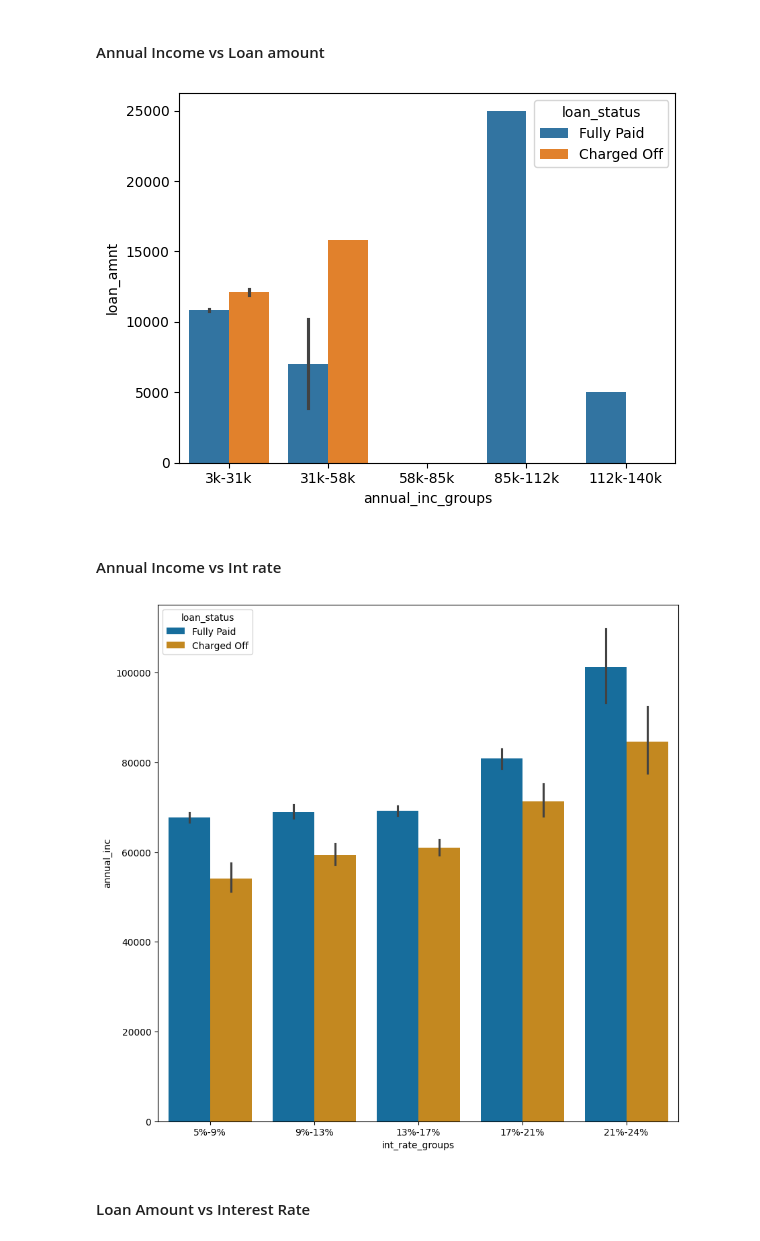
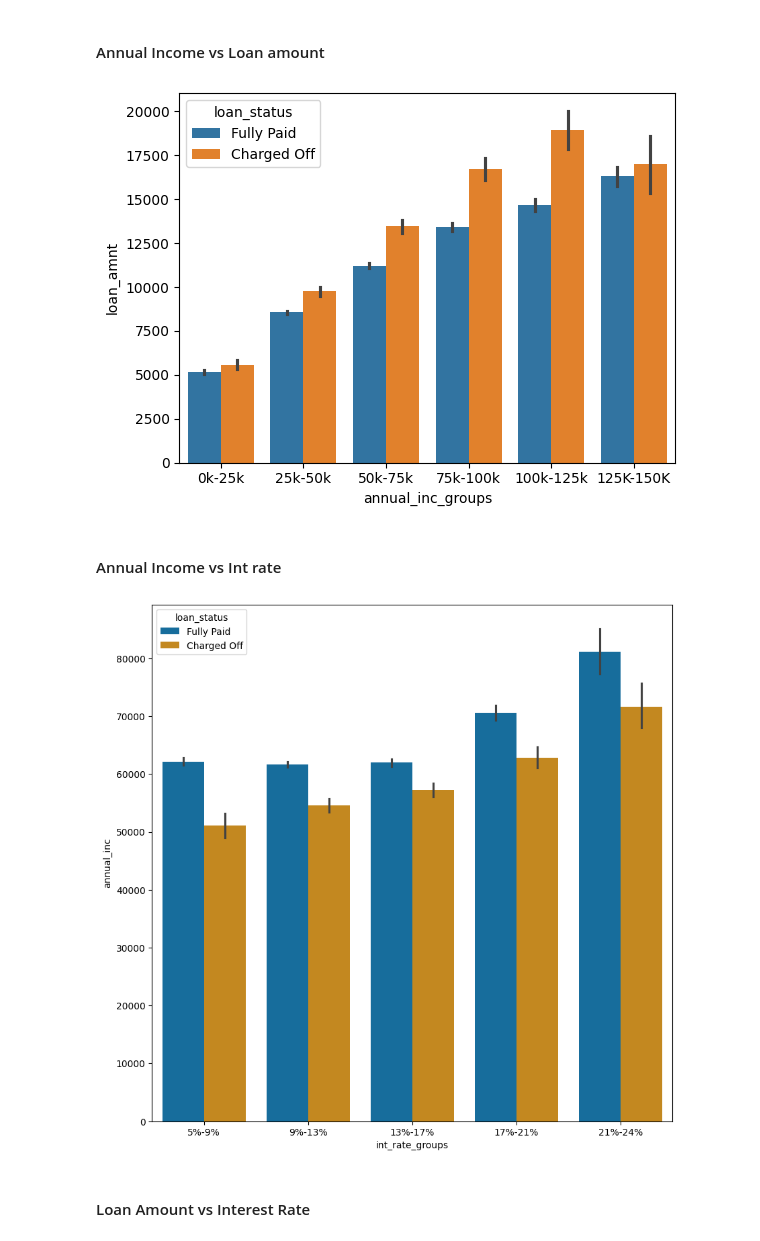
Before and after one commit to dsharma3/LendingClubCaseStudy, a Jupyter notebook: DivyeshSharma.ipynb, the cells around one changed output. Saved outputs shown, nothing was run; the diff lists cells and outputs as text; code cells hidden in the pictures.

```diff
--- a/DivyeshSharma.ipynb
+++ b/DivyeshSharma.ipynb
@@ -178,8 +51,6 @@ def combinedInfo(df_cleaned):
     # Get the data types of each column
 
     data_types = df_cleaned.dtypes
-    description = getDescriptionByColumnName(sorted(df_cleaned.columns.to_list()))
-    print(len(description))
     detailed_info = pd.DataFrame({
         'Data Type': data_types,
         'Non-Null Count': df_cleaned.count(),
@@ -196,7 +67,6 @@ def combinedInfo(df_cleaned):
 
 
     detailed_info = detailed_info.sort_index(axis=0)
-    detailed_info.insert(loc=0, column='Description', value = description)
 
     # return the detailed information
     return detailed_info
@@ -435,7 +301,7 @@ array(['10+ years', '< 1 year', '1 year', '3 years', '8 years', '9 years',
       dtype=object)
 # %%
 def imputeEmpLength(empLength):
-    empLength = str(empLength).replace("years","").replace("year","").replace("+","").replace("<","").strip()
+    empLength = str(empLength).replace("< 1 year","0").replace("years","").replace("year","").replace("+","").strip()
     return 0 if empLength == "nan" else int(empLength)
 
 df.emp_length = df.emp_length.apply(lambda x: imputeEmpLength(x))
@@ -651,0 +536,4 @@ num_columns : Index(['loan_amnt', 'funded_amnt', 'funded_amnt_inv', 'term', 'int
+# %%
+# We will filter data with .96 percentile
+df = df[(df.annual_inc <= 150000.00)]
+df.shape
@@ -660,7 +553,7 @@ df['int_rate_groups'] = pd.cut(df['int_rate'], bins=5,precision =0,labels=['5%-9
 df['open_acc_groups'] = pd.cut(df['open_acc'],bins = 5,precision =0,labels=['2-10','10-19','19-27','27-36','36-44'])
 df['revol_util_groups'] = pd.cut(df['revol_util'], bins=5,precision =0,labels=['0-20','20-40','40-60','60-80','80-100'])
 df['total_acc_groups'] = pd.cut(df['total_acc'], bins=5,precision =0,labels=['2-20','20-37','37-55','55-74','74-90'])
-df['annual_inc_groups'] = pd.cut(df['annual_inc'], bins=5,precision =0,labels =['3k-31k','31k-58k','58k-85k','85k-112k','112k-140k'])
+df['annual_inc_groups'] = pd.cut(df['annual_inc'], bins=6,precision =0,labels =['0k-25k','25k-50k','50k-75k','75k-100k','100k-125k', '125K-150K'])
 
 df['installment_groups'] = pd.cut(df['installment'], bins=10,precision =0,labels=['14-145','145-274','274-403','403-531','531-660','660-789','789-918','918-1047','1047-1176','1176-1305'])
 df['funded_amnt_inv_group'] = pd.cut(df['funded_amnt_inv'], bins=7,labels=['0-5k','5k-10k','10k-15k','15k-20k','20k-25k','25k-30k','30k-35k']) ## bin is starting from -35?
@@ -732,15 +639,14 @@ univariate_analysis_categorical(df[df.loan_status == "Charged Off"], category_co
 sns.barplot(x = "annual_inc_groups", y = "loan_amnt", hue = 'loan_status', data = df)
 plt.show()
 # %% [output]
-[figure, old version]
+[figure, new version]
 # %% [markdown]
 #### Annual Income vs Int rate
 # %%
-plt.figure(figsize=(10,10))
 sns.barplot(data =df,x='int_rate_groups', y='annual_inc', hue ='loan_status',palette="colorblind")
 plt.show()
 # %% [output]
-[figure, old version]
+[figure, new version]
 # %% [markdown]
 #### Loan Amount vs Interest Rate
 # %%
```
Also changed, not shown: parts of 27 cells of this notebook.
